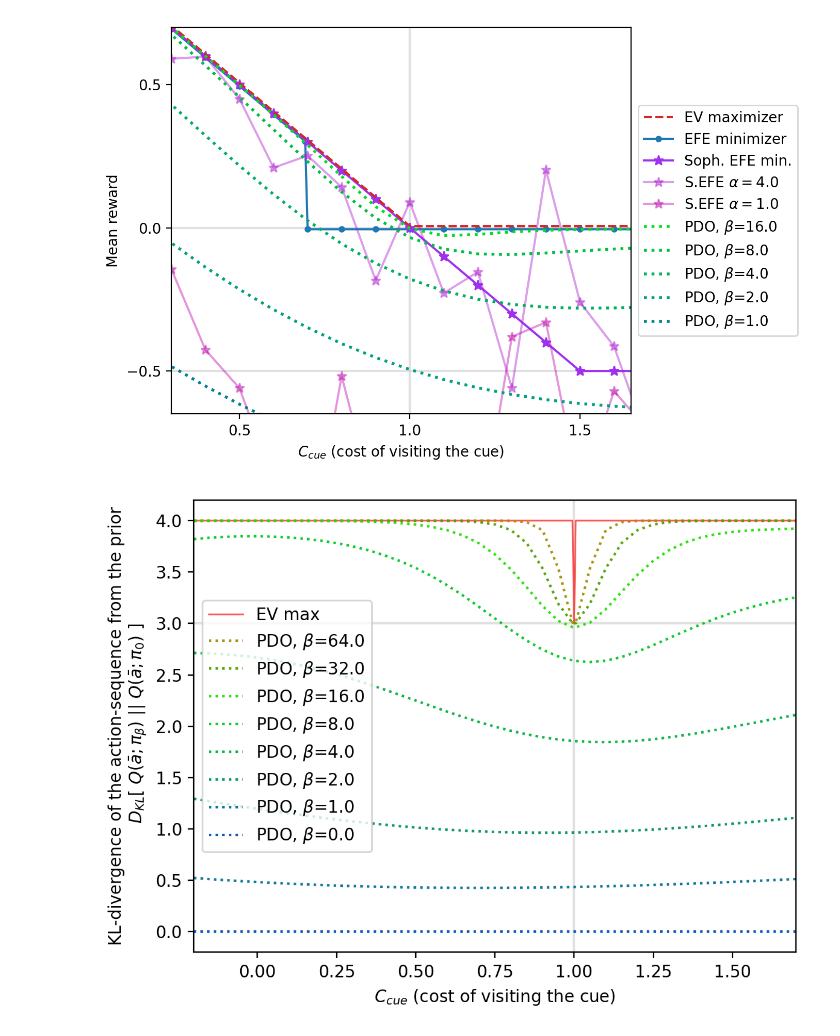
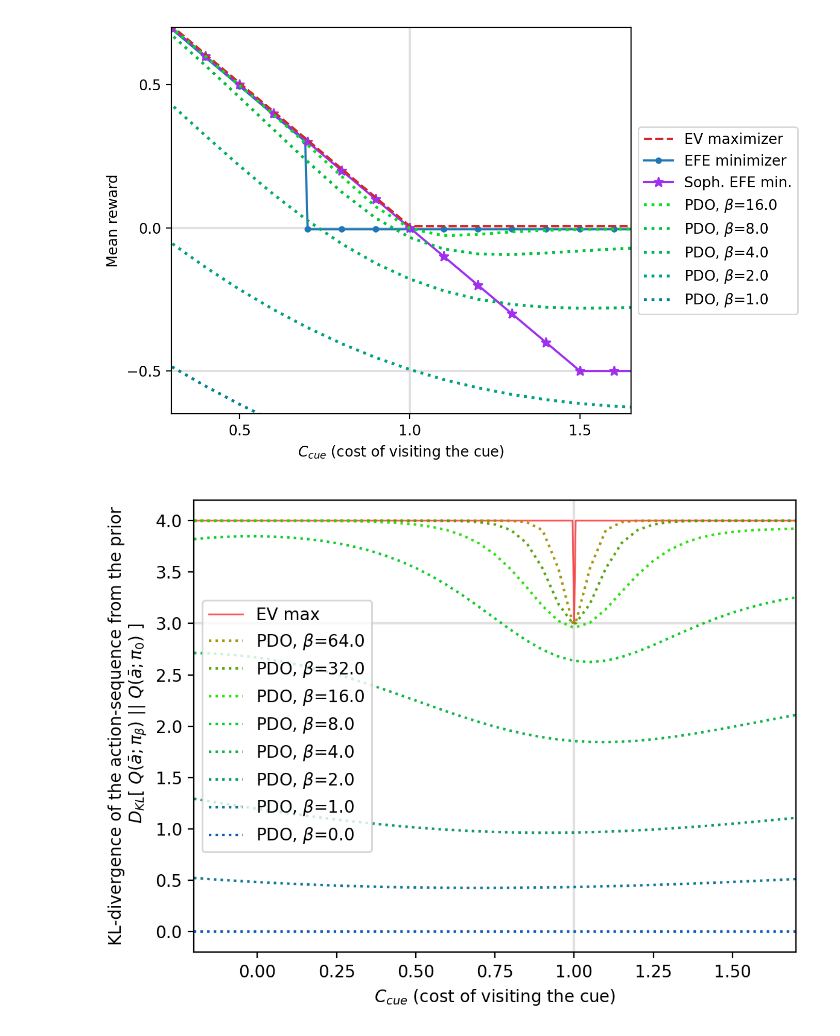
Before and after one commit to gavento/pymdp, a Jupyter notebook: notebooks/pdo_plots.ipynb, the cells around one changed output. Cells and saved outputs as stored; diff of their text form; code cells hidden in the pictures.

```diff
--- a/notebooks/pdo_plots.ipynb
+++ b/notebooks/pdo_plots.ipynb
@@ -204,37 +204,37 @@ do_the_plot("EFE minimizer", "EFE", "#1f77b4", sophisticated=False, offset=0.5,
 #     if beta != 2.0:
 #         do_the_plot(f"EFE, $\\alpha={beta}$", "EFE", COLORS[i], sophisticated=False, offset=0.5, action_selection="stochastic",
 #                     alpha=beta, reps=lambda x: 10000 if x > 0.5 and x < 0.8 else 1000, style=".-", X=X_EFE2)
 
 do_the_plot("Soph. EFE min.", "EFE", "#a030f0", sophisticated=True, override=lambda x, y: y if x < 1.5 else -0.5, offset=0, style="*-")
-COLORS = ["#b020d070", "#c010b070"]
-for i, beta in enumerate([4.0, 1.0]):
-    do_the_plot(f"S.EFE $\\alpha={beta}$", "EFE", COLORS[i], sophisticated=True, offset=-1, action_selection="stochastic", alpha=beta, reps=50, style="*-")
+# COLORS = ["#b020d070", "#c010b070"]
+# for i, beta in enumerate([4.0, 1.0]):
+#     do_the_plot(f"S.EFE $\\alpha={beta}$", "EFE", COLORS[i], sophisticated=True, offset=-1, action_selection="stochastic", alpha=beta, reps=50, style="*-")
 
 # Again for visibility
 do_the_plot(None, "PDO", palette.colors[3], ev=True, direct=True, offset=-0.6, style="--")
 
 
 # COLORS = ["#a07000", "#509040", "#00b060", "#00a080", "#008090", ]
 COLORS = ["#00e020", "#00c040", "#00b060", "#00a080", "#008090", ]
 for i, beta in enumerate([16.0, 8.0, 4.0, 2.0, 1.0]):
     do_the_plot(f"PDO, $\\beta$={beta:.3}", "PDO", style=":",
                 color=COLORS[i], ev=False, direct=True, beta=beta, offset=0, linewidth=2, background=False)
 
 plt.xlabel("$C_{cue}$ (cost of visiting the cue)")
 plt.ylabel("Mean reward")
 # plt.ylim(-2.4, 1.2)
 # plt.xlim(-0.2, 1.7)
 plt.xticks(np.arange(-5, 5, 0.5))
 plt.yticks(np.arange(-5, 5, 0.5))
 plt.ylim(-0.65, 0.7)
 plt.xlim(0.3, 1.65)
 # Legend is too big for the figure, place it outside to the right
 plt.legend(loc="center left", bbox_to_anchor=(1.0, 0.5))
 plt.tight_layout()
 plt.savefig("ev.pdf")
 plt.show()
 # %% [output]
-[figure, old version]
+[figure, new version]
 # %%
 X = np.array(sorted(list(np.arange(-0.2, 1.9, 0.05))+[0.995, 1.005]))
 Y = np.zeros_like(X)
```
